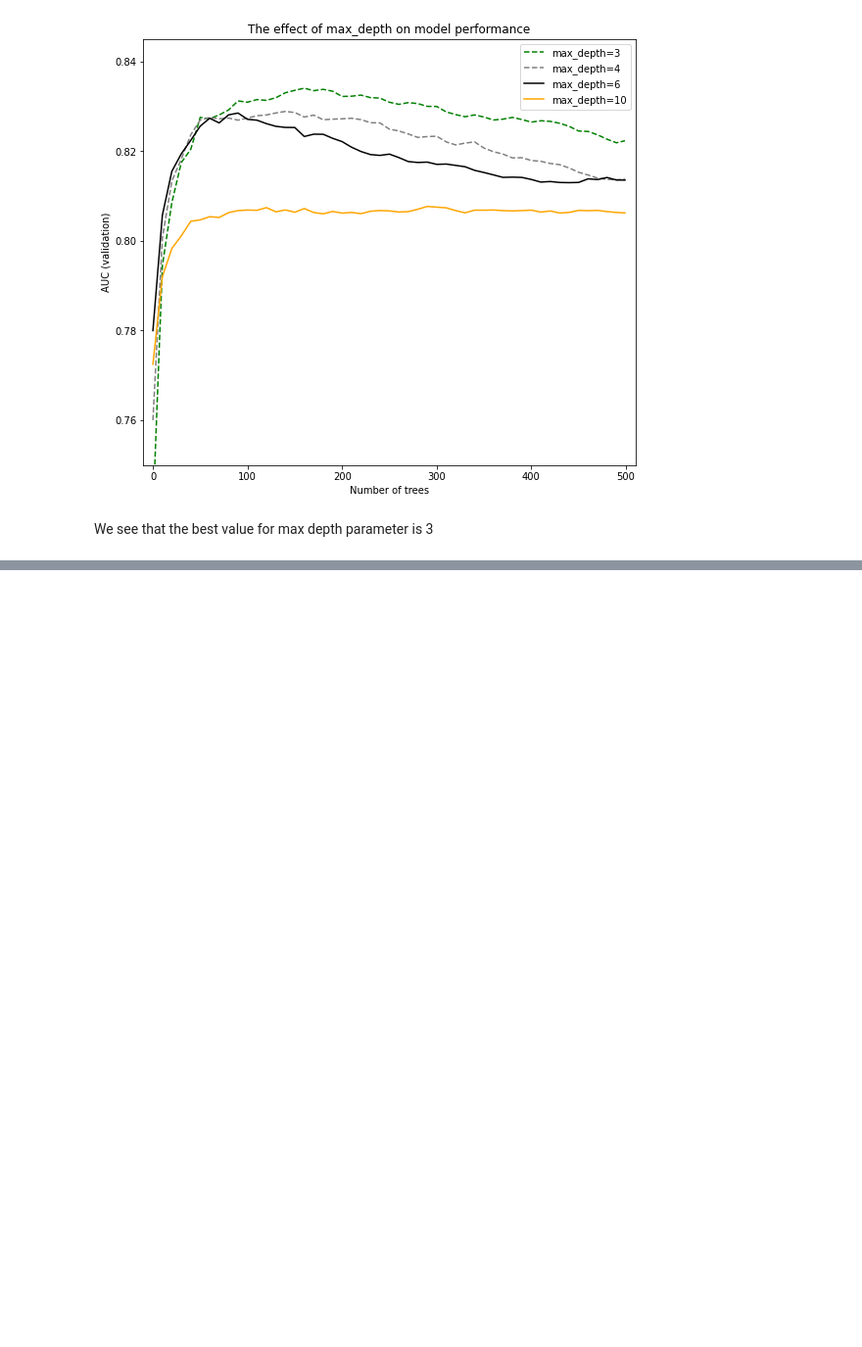
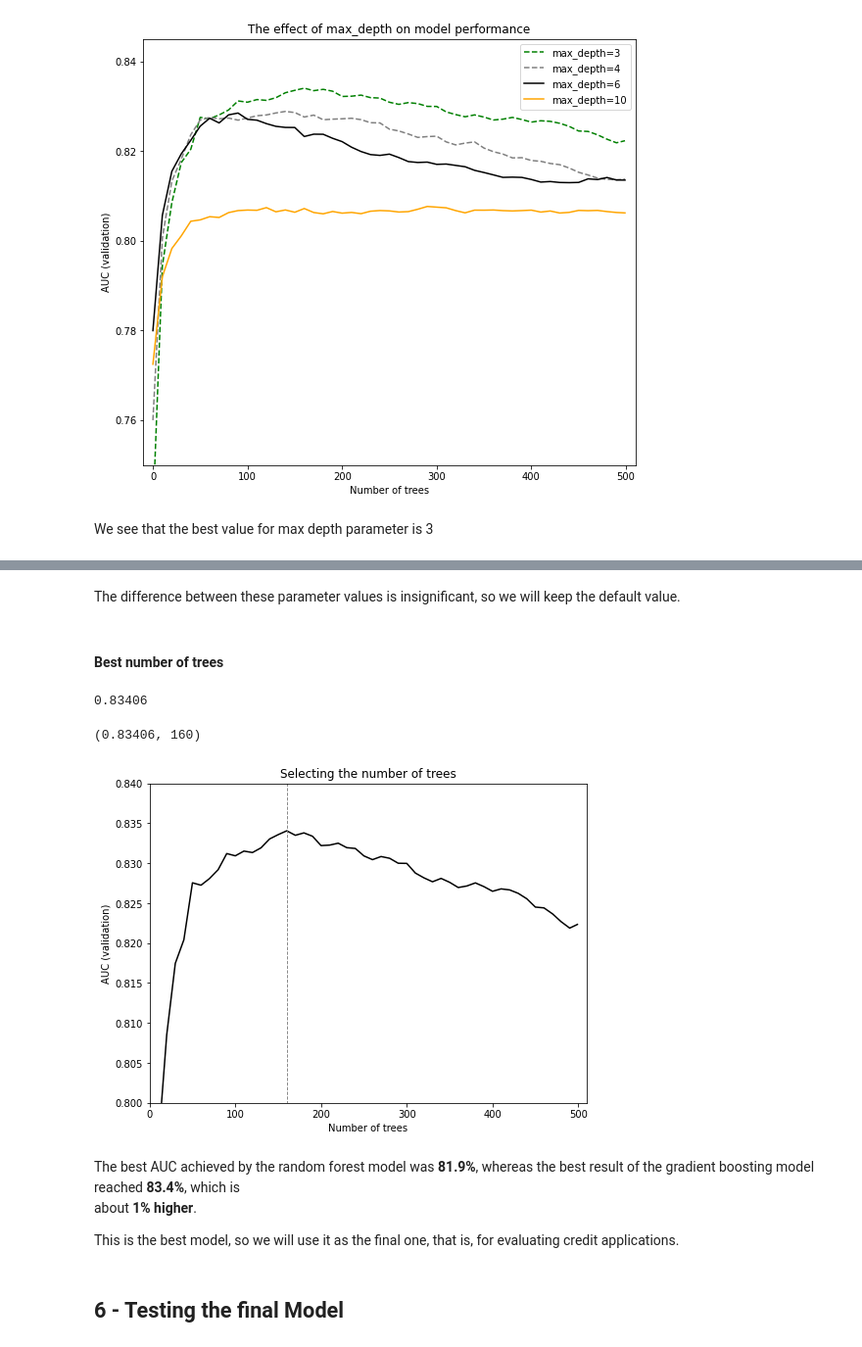
Before and after one commit to Arlan-Alibek/machine-learning-projects, a Jupyter notebook: Decision Trees and Ensemble Learning/credit_risk_scoring_project.ipynb, the cells around one changed output, grey strips where cells are left out. Shown at 98% size. Cells and saved outputs as stored; diff of their text form; code cells hidden in the pictures; blank space fills up the shorter version.

```diff
--- a/Decision Trees and Ensemble Learning/credit_risk_scoring_project.ipynb
+++ b/Decision Trees and Ensemble Learning/credit_risk_scoring_project.ipynb
@@ -1135,0 +1244,4 @@ We see that the best value for max depth parameter is 3
+# %% [markdown]
+The difference between these parameter values is insignificant, so we will keep the default value.
+# %% [markdown]
+#### Best number of trees
@@ -1135,0 +1265,38 @@ We see that the best value for max depth parameter is 3
+# %%
+tree, _, aucs_val = parse_xgb_output(output)
+print(max(aucs_val))
+# %% [output]
+0.83406
+# %%
+max(zip(aucs_val, tree))
+# %% [output]
+(0.83406, 160)
+# %%
+plt.figure(figsize=(8, 6))
+
+plt.plot(tree, aucs_val, color='black', linestyle='solid')
+
+
+plt.ylim(0.80, 0.84)
+plt.xlim(0, 510)
+plt.xticks(range(0, 501, 100))
+plt.yticks(np.linspace(0.80, 0.84, 9))
+
+
+plt.vlines(160, 0, 1, color='grey', linestyle='dashed', linewidth=0.9)
+
+plt.title('Selecting the number of trees')
+plt.xlabel('Number of trees')
+plt.ylabel('AUC (validation)')
+
+
+plt.show()
+# %% [output]
+[figure, added]
+# %% [markdown]
+The best AUC achieved by the random forest model was **81.9%**, whereas the best result of the gradient boosting model reached **83.4%**, which is
+about **1% higher**.
+
+This is the best model, so we will use it as the final one, that is, for evaluating credit applications.
+# %% [markdown]
+## 6 - Testing the final Model
```
Also changed, not shown: parts of 24 cells of this notebook.
